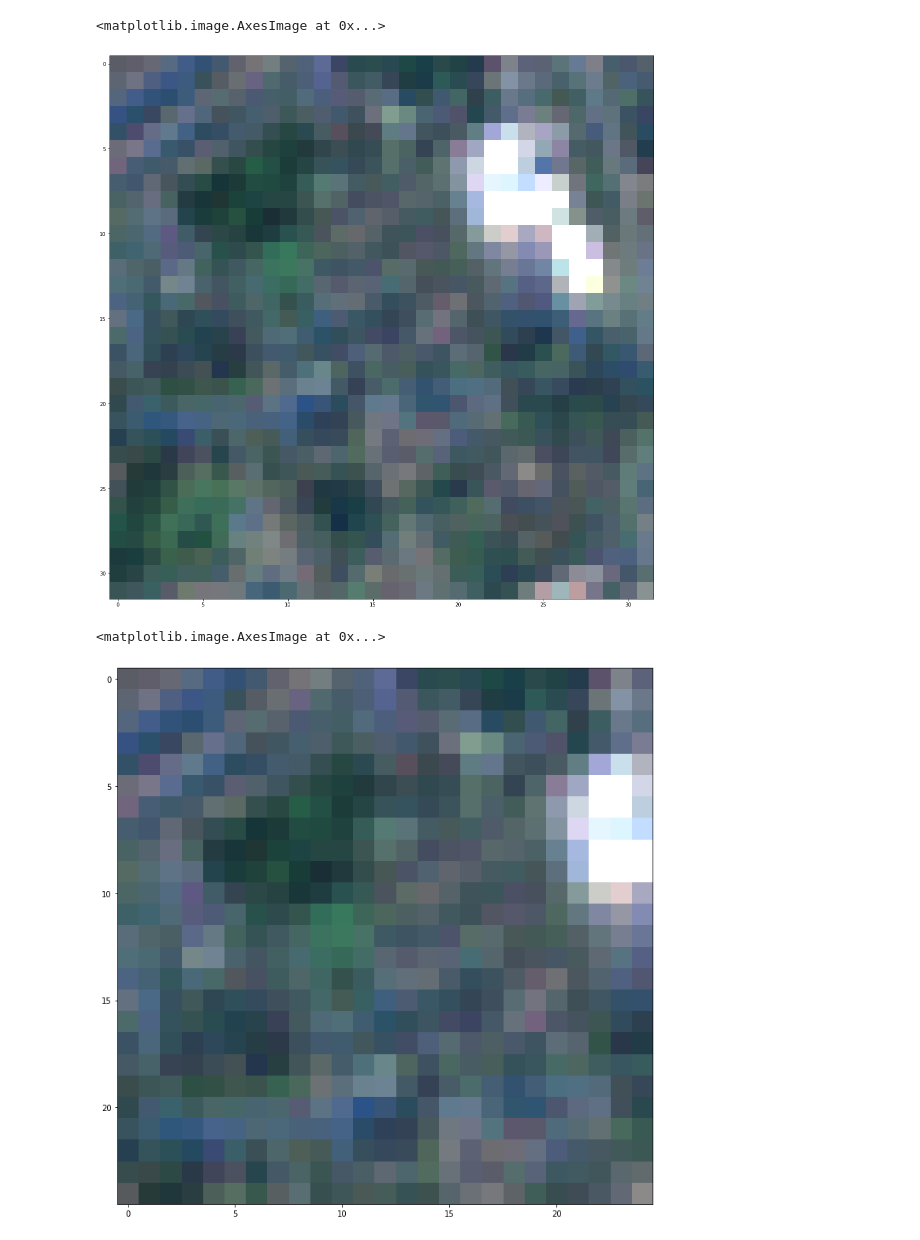
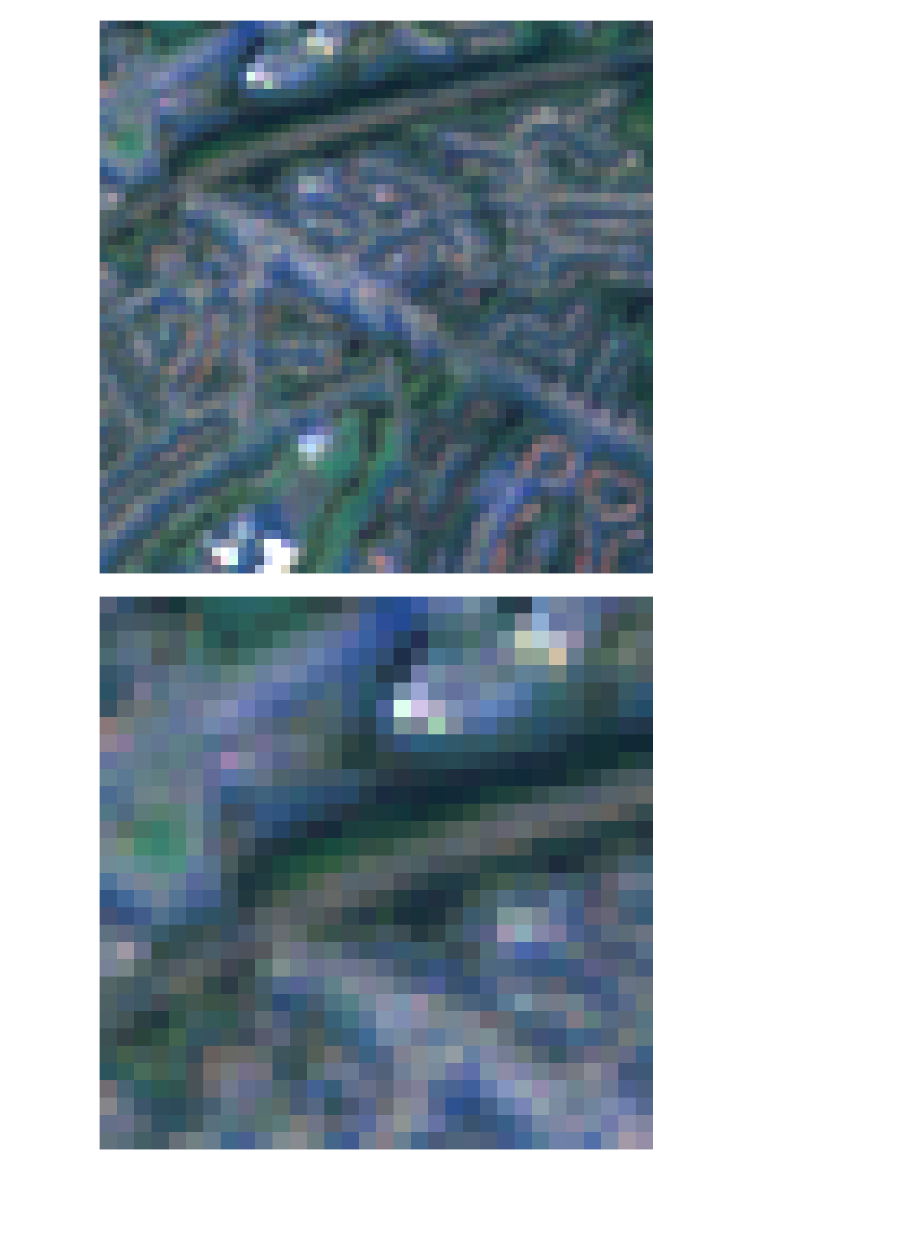
Before and after one commit to urbangrammarai/signature_ai, a Jupyter notebook: create_chips/_plot_chips.ipynb, the cells around one changed output. Cells and saved outputs as stored; diff of their text form; code cells hidden in the pictures; blank space fills up the shorter version.

```diff
--- a/create_chips/_plot_chips.ipynb
+++ b/create_chips/_plot_chips.ipynb
@@ -2,16 +2,18 @@
 import numpy
 import matplotlib.pyplot as plt
 # %%
-chips = numpy.load('../../chips/32_nw.npy')
+chips = numpy.load('../../chips/64_nw.npy')
 # %%
 fig, ax = plt.subplots(figsize=(20,20))
-plt.imshow(chips[7237])
+plt.imshow(chips[122])
+ax.set_axis_off()
+plt.savefig('figs/64.pdf')
 # %% [output]
-<matplotlib.image.AxesImage at 0x...>
-[figure, old version]
+[figure, new version]
 # %%
-fig, ax = plt.subplots(figsize=(12.5,12.5))
-plt.imshow(chips[7237][:25, :25, :])
+fig, ax = plt.subplots(figsize=(20,20))
+plt.imshow(chips[122][:32, :32, :])
+ax.set_axis_off()
+plt.savefig('figs/32.pdf')
 # %% [output]
-<matplotlib.image.AxesImage at 0x...>
-[figure, old version]
+[figure, new version]
```
Also changed, not shown: parts of 2 cells of this notebook, 13 other files.
